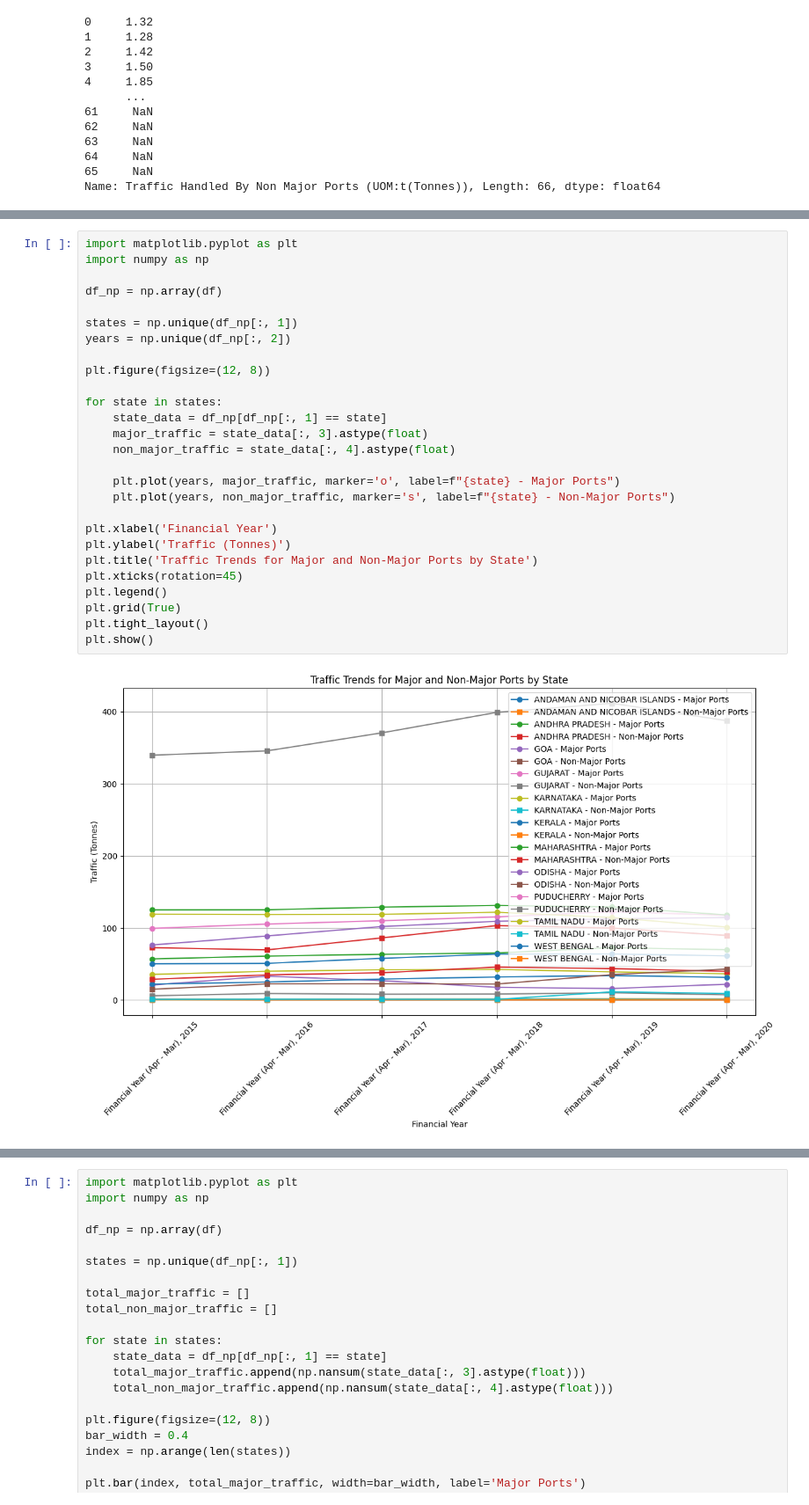
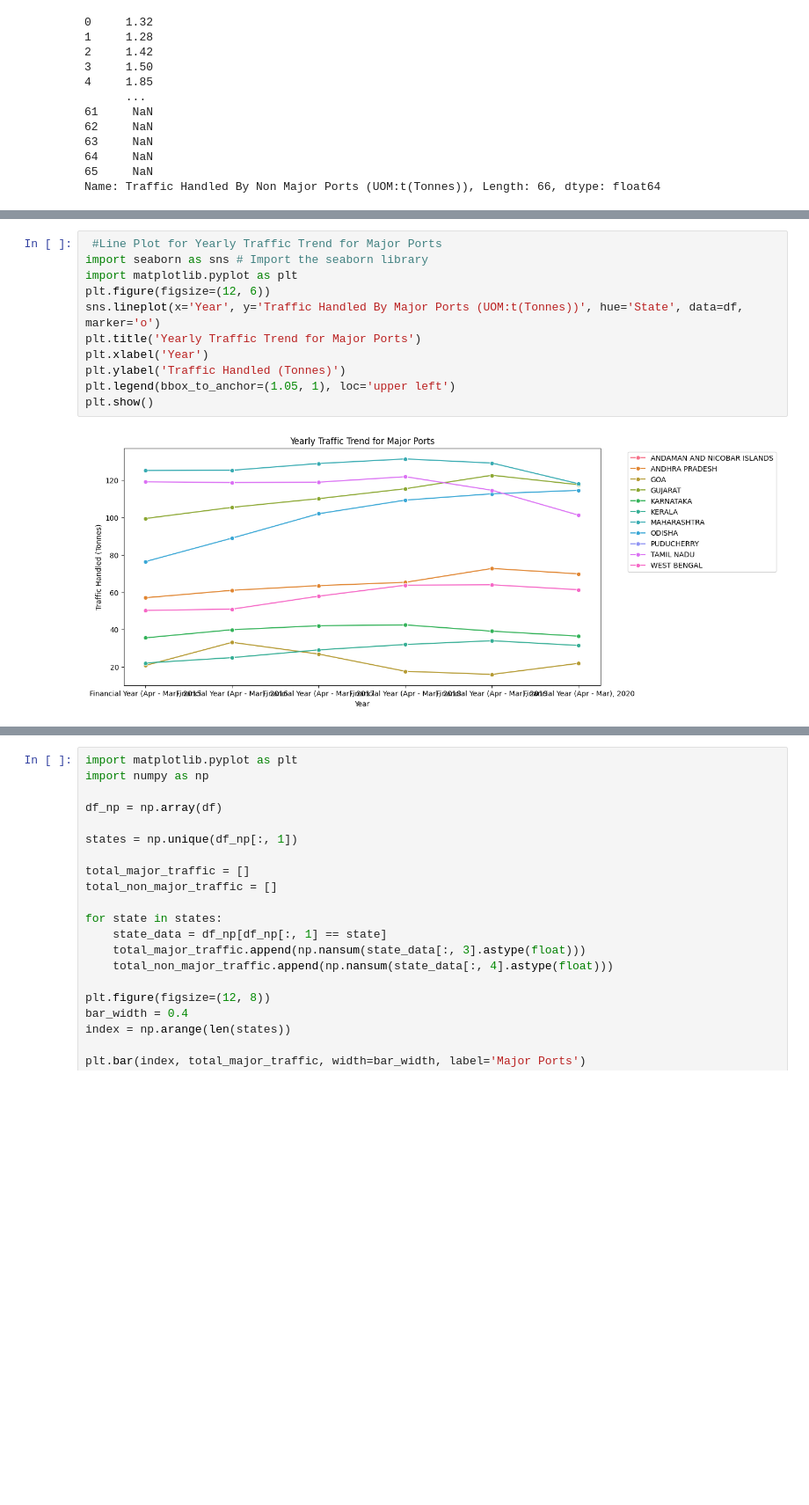
Before and after one commit to vbgamer/Projects---Anudip, a Jupyter notebook: Portnp.ipynb, the cells around one changed output, grey strips where cells are left out. Shown at 88% size. Saved outputs shown, nothing was run; the diff lists cells and outputs as text; blank space fills up the shorter version.

```diff
--- a/Portnp.ipynb
+++ b/Portnp.ipynb
@@ -136,29 +121,13 @@ Average traffic handled by non-major ports: {avg_non_major_traffic} tonnes
-# %%
-import matplotlib.pyplot as plt
-import numpy as np
-
-df_np = np.array(df)
-
-states = np.unique(df_np[:, 1])
-years = np.unique(df_np[:, 2])
-
-plt.figure(figsize=(12, 8))
-
-for state in states:
-    state_data = df_np[df_np[:, 1] == state]
-    major_traffic = state_data[:, 3].astype(float)
-    non_major_traffic = state_data[:, 4].astype(float)
-
-    plt.plot(years, major_traffic, marker='o', label=f"{state} - Major Ports")
-    plt.plot(years, non_major_traffic, marker='s', label=f"{state} - Non-Major Ports")
-
-plt.xlabel('Financial Year')
-plt.ylabel('Traffic (Tonnes)')
-plt.title('Traffic Trends for Major and Non-Major Ports by State')
-plt.xticks(rotation=45)
-plt.legend()
-plt.grid(True)
-plt.tight_layout()
-plt.show()
-# %% [output]
-[figure, removed]
+# %%
+ #Line Plot for Yearly Traffic Trend for Major Ports
+import seaborn as sns # Import the seaborn library
+import matplotlib.pyplot as plt
+plt.figure(figsize=(12, 6))
+sns.lineplot(x='Year', y='Traffic Handled By Major Ports (UOM:t(Tonnes))', hue='State', data=df, marker='o')
+plt.title('Yearly Traffic Trend for Major Ports')
+plt.xlabel('Year')
+plt.ylabel('Traffic Handled (Tonnes)')
+plt.legend(bbox_to_anchor=(1.05, 1), loc='upper left')
+plt.show()
+# %% [output]
+[figure, added]
```
Also changed, not shown: parts of 10 cells of this notebook.
